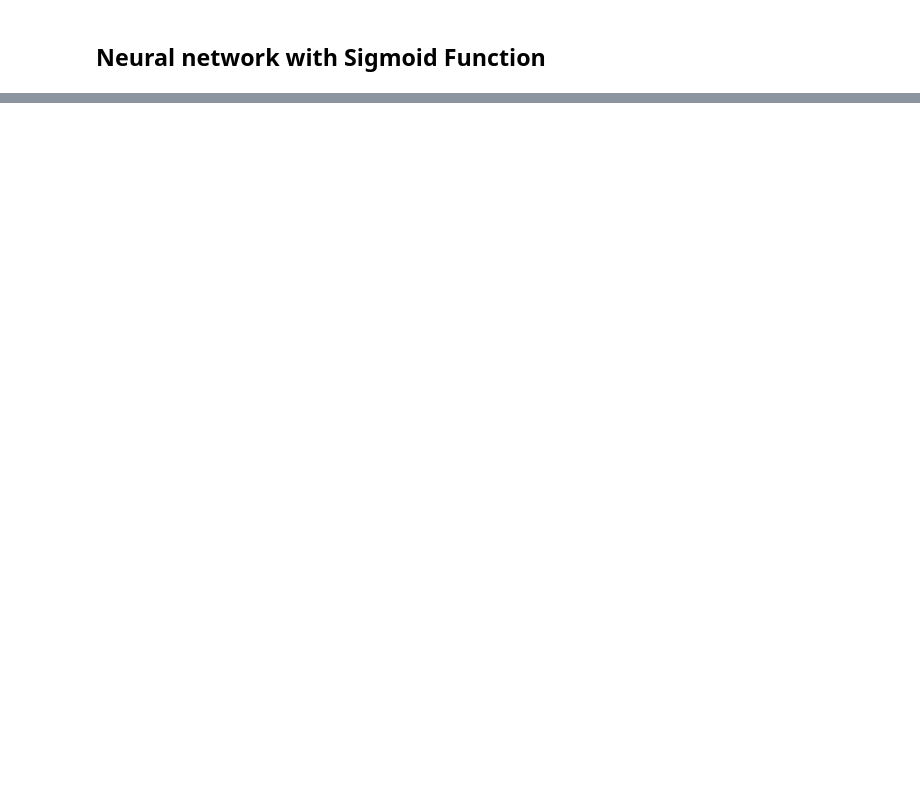
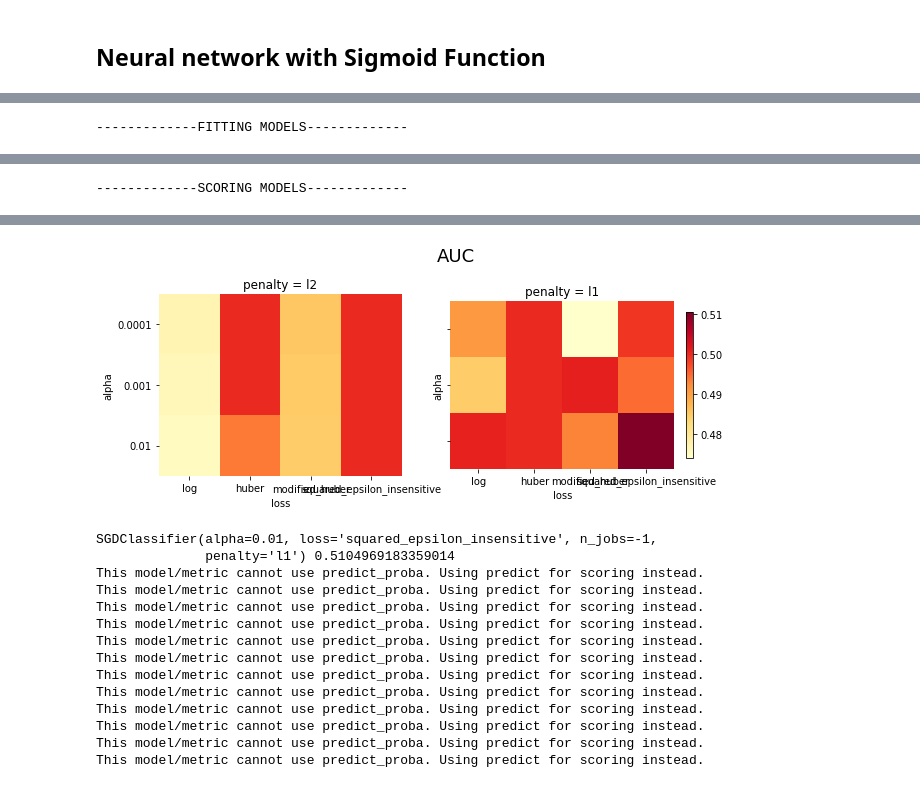
Before and after one commit to s-feinstein/AI4Code, a Jupyter notebook: G2Net.ipynb, the cells around one changed output, grey strips where cells are left out. Drawn from its saved outputs; the diff is of its cells as text; code cells hidden in the pictures; blank space fills up the shorter version.

```diff
--- a/G2Net.ipynb
+++ b/G2Net.ipynb
@@ -536,0 +693,25 @@ Time to stir the pile
+# %%
+# Hyperparameter tuning for SGD
+# 'loss' and 'penalty'
+from sklearn.model_selection import ParameterGrid
+from sklearn.linear_model import SGDClassifier
+from sklearn.metrics import roc_auc_score
+# !pip3 install parfit
+import parfit.parfit as pf
+
+grid = {
+    'alpha': [1e-4, 1e-3, 1e-2], # learning rate
+    'max_iter': [1000], # number of epochs
+    'loss': ['log', 'huber', 'modified_huber', 'squared_epsilon_insensitive'], # logistic regression,
+    'penalty': ['l2', 'l1'],
+    'n_jobs': [-1]
+}
+paramGrid = ParameterGrid(grid)
+
+bestModel, bestScore, allModels, allScores = pf.bestFit(SGDClassifier, paramGrid,
+           aug_train.augData, aug_train.augLabels, aug_test.augData, aug_test.augLabels,
+           metric = roc_auc_score, scoreLabel = "AUC")
+
+print(bestModel, bestScore)
+# %% [output]
+-------------FITTING MODELS-------------
@@ -536,0 +723 @@ Time to stir the pile
+-------------SCORING MODELS-------------
@@ -536,0 +727,15 @@ Time to stir the pile
+[figure, added]
+SGDClassifier(alpha=0.01, loss='squared_epsilon_insensitive', n_jobs=-1,
+              penalty='l1') 0.5104969183359014
+This model/metric cannot use predict_proba. Using predict for scoring instead.
+This model/metric cannot use predict_proba. Using predict for scoring instead.
+This model/metric cannot use predict_proba. Using predict for scoring instead.
+This model/metric cannot use predict_proba. Using predict for scoring instead.
+This model/metric cannot use predict_proba. Using predict for scoring instead.
+This model/metric cannot use predict_proba. Using predict for scoring instead.
+This model/metric cannot use predict_proba. Using predict for scoring instead.
+This model/metric cannot use predict_proba. Using predict for scoring instead.
+This model/metric cannot use predict_proba. Using predict for scoring instead.
+This model/metric cannot use predict_proba. Using predict for scoring instead.
+This model/metric cannot use predict_proba. Using predict for scoring instead.
+This model/metric cannot use predict_proba. Using predict for scoring instead.
```
Also changed, not shown: parts of 19 cells of this notebook.
